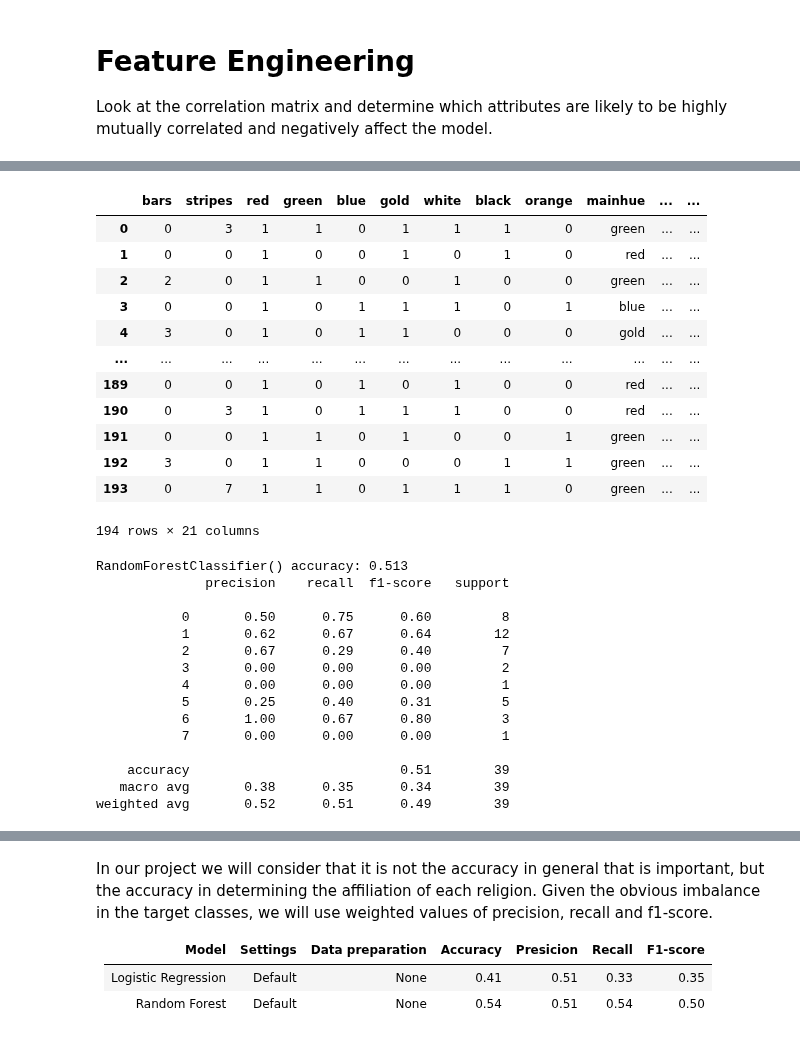
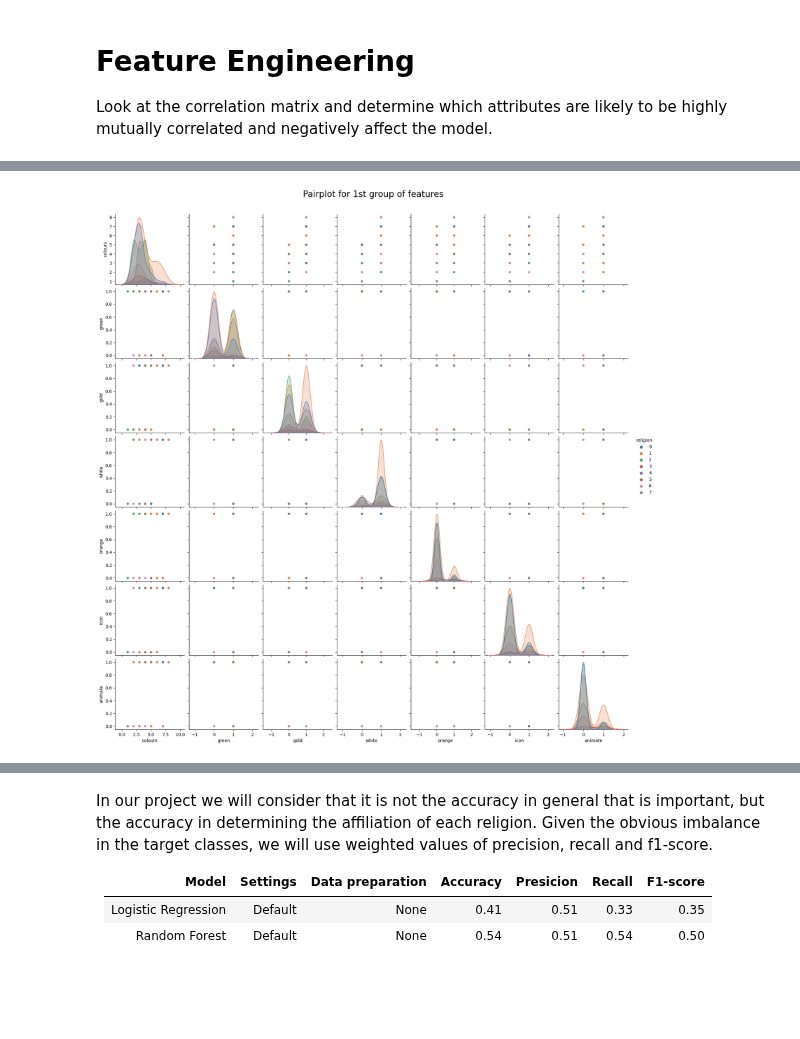
Before and after one commit to Fedorov-Nikita/Classification-Flags, a Jupyter notebook: classification-flags.ipynb, the cells around one changed output, grey strips where cells are left out. Saved outputs shown, nothing was run; the diff lists cells and outputs as text; code cells hidden in the pictures; blank space fills up the shorter version.

```diff
--- a/classification-flags.ipynb
+++ b/classification-flags.ipynb
@@ -195,41 +207,6 @@ We have lot's of features with moderate correlation, thats why we stop in strong
-# %%
-X_fe = X.copy()
-X_fe.drop(columns=['saltires', 'colours'])
-# %% [output]
-|  | bars | stripes | red | green | blue | gold | white | black | orange | mainhue | ... | ... |
-| 0 | 0 | 3 | 1 | 1 | 0 | 1 | 1 | 1 | 0 | green | ... | ... |
-| 1 | 0 | 0 | 1 | 0 | 0 | 1 | 0 | 1 | 0 | red | ... | ... |
-| 2 | 2 | 0 | 1 | 1 | 0 | 0 | 1 | 0 | 0 | green | ... | ... |
-| 3 | 0 | 0 | 1 | 0 | 1 | 1 | 1 | 0 | 1 | blue | ... | ... |
-| 4 | 3 | 0 | 1 | 0 | 1 | 1 | 0 | 0 | 0 | gold | ... | ... |
-| ... | ... | ... | ... | ... | ... | ... | ... | ... | ... | ... | ... | ... |
-| 189 | 0 | 0 | 1 | 0 | 1 | 0 | 1 | 0 | 0 | red | ... | ... |
-| 190 | 0 | 3 | 1 | 0 | 1 | 1 | 1 | 0 | 0 | red | ... | ... |
-| 191 | 0 | 0 | 1 | 1 | 0 | 1 | 0 | 0 | 1 | green | ... | ... |
-| 192 | 3 | 0 | 1 | 1 | 0 | 0 | 0 | 1 | 1 | green | ... | ... |
-| 193 | 0 | 7 | 1 | 1 | 0 | 1 | 1 | 1 | 0 | green | ... | ... |
-194 rows × 21 columns
-# %%
-X_train, X_test, y_train, y_test = train_test_split(pd.get_dummies(X_fe, columns=['mainhue', 'topleft', 'botright'],
-                                                                   drop_first=True),
-                                                    y, test_size=0.2, stratify=y, random_state=42)
-rf = RandomForestClassifier()
-rf.fit(X_train, y_train)
-print(f"""{rf} accuracy: {round(rf.score(X_test, y_test), 3)}
-{classification_report(y_test, rf.predict(X_test))}""")
-# %% [output]
-RandomForestClassifier() accuracy: 0.513
-              precision    recall  f1-score   support
-
-           0       0.50      0.75      0.60         8
-           1       0.62      0.67      0.64        12
-           2       0.67      0.29      0.40         7
-           3       0.00      0.00      0.00         2
-           4       0.00      0.00      0.00         1
-           5       0.25      0.40      0.31         5
-           6       1.00      0.67      0.80         3
-           7       0.00      0.00      0.00         1
-
-    accuracy                           0.51        39
-   macro avg       0.38      0.35      0.34        39
-weighted avg       0.52      0.51      0.49        39
+# %%
+sns.pairplot(flags.iloc[:,6:], vars=['colours', 'green', 'gold', 'white', 'orange', 'icon', 'animate'], hue='religion', palette='deep')
+plt.suptitle('Pairplot for 1st group of features', y=1.03, size=20)
+plt.show()
+# %% [output]
+[figure, added]
```
Also changed, not shown: parts of 11 cells of this notebook.
